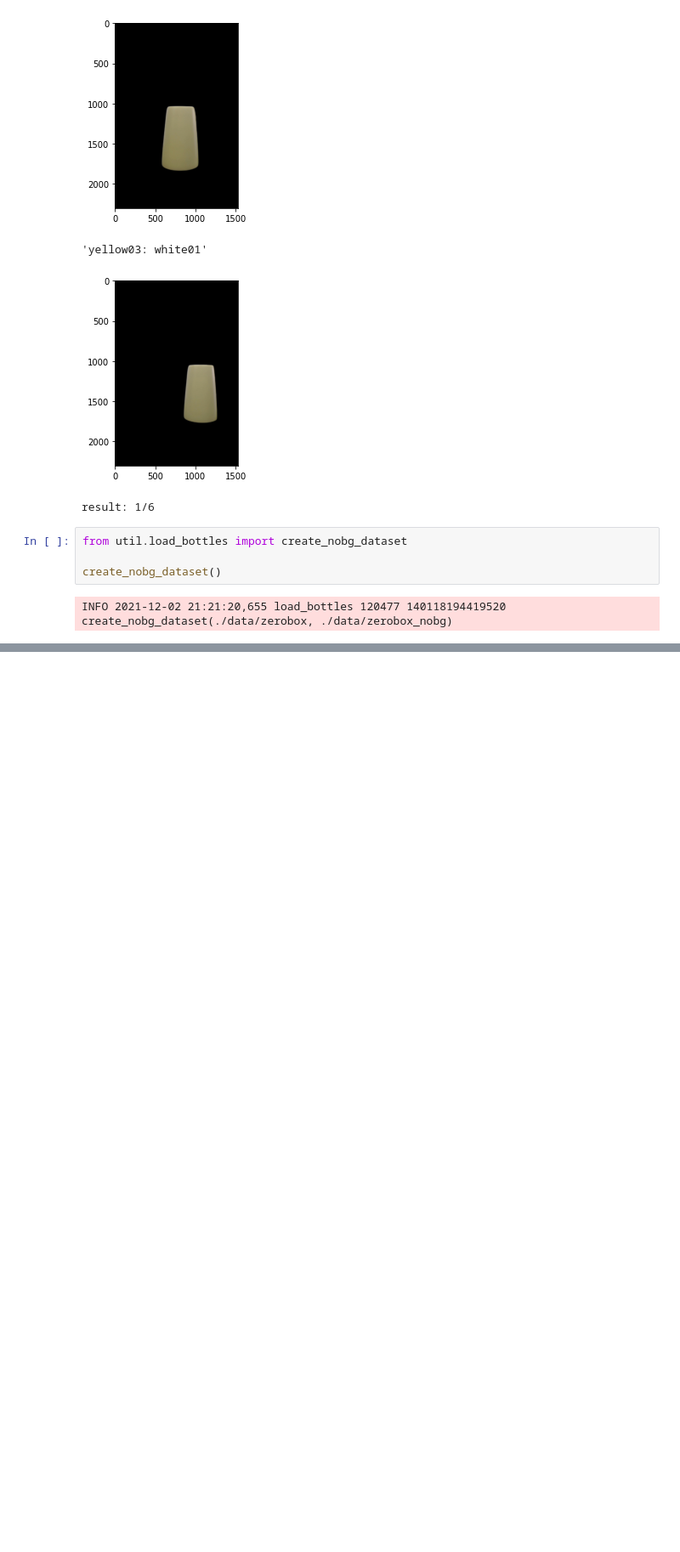
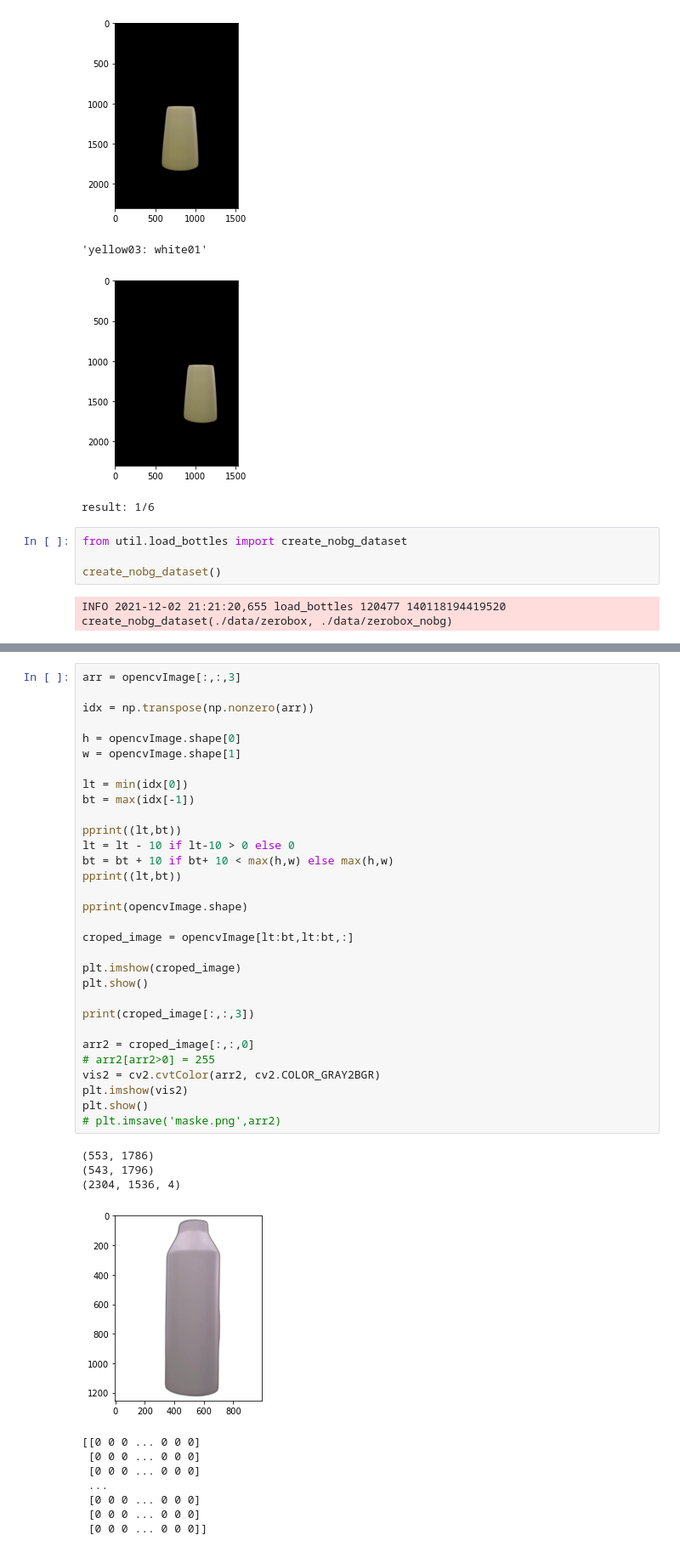
Before and after one commit to MM2021-811/ImageIdentification, a Jupyter notebook: colorspace.ipynb, the cells around one changed output, grey strips where cells are left out. Shown at 85% size. Saved outputs shown, nothing was run; the diff lists cells and outputs as text; blank space fills up the shorter version.

```diff
--- a/colorspace.ipynb
+++ b/colorspace.ipynb
@@ -265,0 +318,43 @@ INFO 2021-12-02 21:21:20,655 load_bottles 120477 140118194419520 create_nobg_dat
+# %%
+arr = opencvImage[:,:,3]
+
+idx = np.transpose(np.nonzero(arr))
+
+h = opencvImage.shape[0]
+w = opencvImage.shape[1]
+
+lt = min(idx[0])
+bt = max(idx[-1])
+
+pprint((lt,bt))
+lt = lt - 10 if lt-10 > 0 else 0
+bt = bt + 10 if bt+ 10 < max(h,w) else max(h,w)
+pprint((lt,bt))
+
+pprint(opencvImage.shape)
+
+croped_image = opencvImage[lt:bt,lt:bt,:]
+
+plt.imshow(croped_image)
+plt.show()
+
+print(croped_image[:,:,3])
+
+arr2 = croped_image[:,:,0]
+# arr2[arr2>0] = 255
+vis2 = cv2.cvtColor(arr2, cv2.COLOR_GRAY2BGR)
+plt.imshow(vis2)
+plt.show()
+# plt.imsave('maske.png',arr2)
+# %% [output]
+(553, 1786)
+(543, 1796)
+(2304, 1536, 4)
+[figure, added]
+[[0 0 0 ... 0 0 0]
+ [0 0 0 ... 0 0 0]
+ [0 0 0 ... 0 0 0]
+ ...
+ [0 0 0 ... 0 0 0]
+ [0 0 0 ... 0 0 0]
+ [0 0 0 ... 0 0 0]]
```
Also changed, not shown: parts of 2 cells of this notebook, 1 other file.
